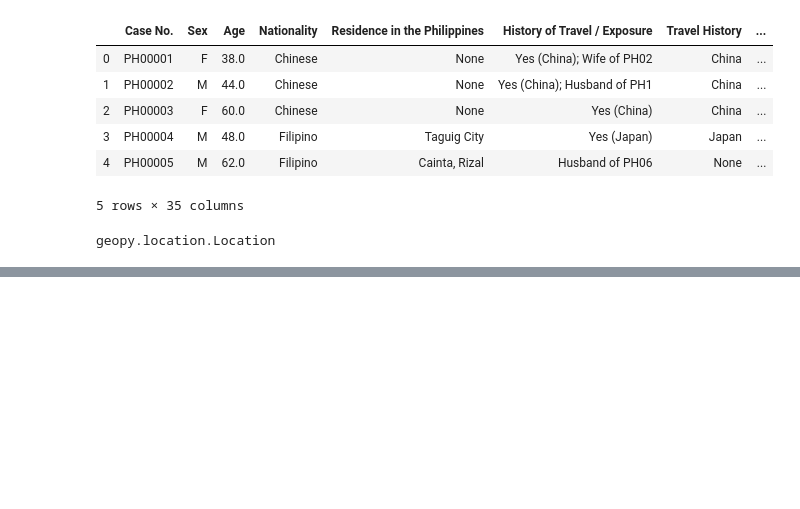
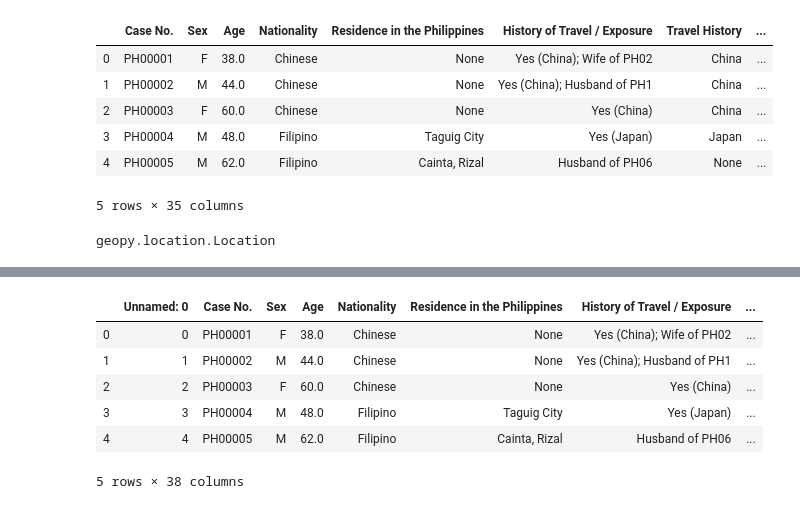
Before and after one commit to angelaaaateng/ML_COVID_PREDICTION, a Jupyter notebook: feature_engineering_LD.ipynb, the cells around one changed output, grey strips where cells are left out. Cells and saved outputs as stored; diff of their text form; code cells hidden in the pictures; blank space fills up the shorter version.

Commit message:
extracting zipcodes

```diff
--- a/feature_engineering_LD.ipynb
+++ b/feature_engineering_LD.ipynb
@@ -259,0 +280,2 @@ data_clean.to_csv('data_clean_w_addresses.csv')
+# %%
+df = pd.read_csv('data_clean_w_addresses.csv')
@@ -259,0 +290,5 @@ data_clean.to_csv('data_clean_w_addresses.csv')
+# %%
+df['address'].str.extract(pat = '([0-9][0-9][0-9][0-9], Philippines)')
+df['address2']=df['address'].str.extract(pat = '([0-9][0-9][0-9][0-9], Philippines)')
+# %%
+df['zip']=df['address2'].str.split(",", n = 1, expand = True)[0]
@@ -259,0 +310,10 @@ data_clean.to_csv('data_clean_w_addresses.csv')
+# %%
+df.head()
+# %% [output]
+|  | Unnamed: 0 | Case No. | Sex | Age | Nationality | Residence in the Philippines | History of Travel / Exposure | ... |
+| 0 | 0 | PH00001 | F | 38.0 | Chinese | None | Yes (China); Wife of PH02 | ... |
+| 1 | 1 | PH00002 | M | 44.0 | Chinese | None | Yes (China); Husband of PH1 | ... |
+| 2 | 2 | PH00003 | F | 60.0 | Chinese | None | Yes (China) | ... |
+| 3 | 3 | PH00004 | M | 48.0 | Filipino | Taguig City | Yes (Japan) | ... |
+| 4 | 4 | PH00005 | M | 62.0 | Filipino | Cainta, Rizal | Husband of PH06 | ... |
+5 rows × 38 columns
```
Also changed, not shown: parts of 5 cells of this notebook, 1 other file.
